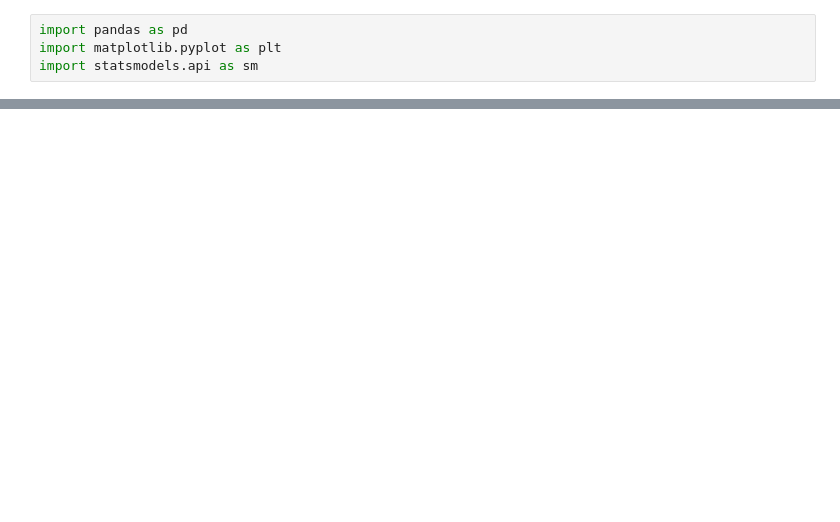
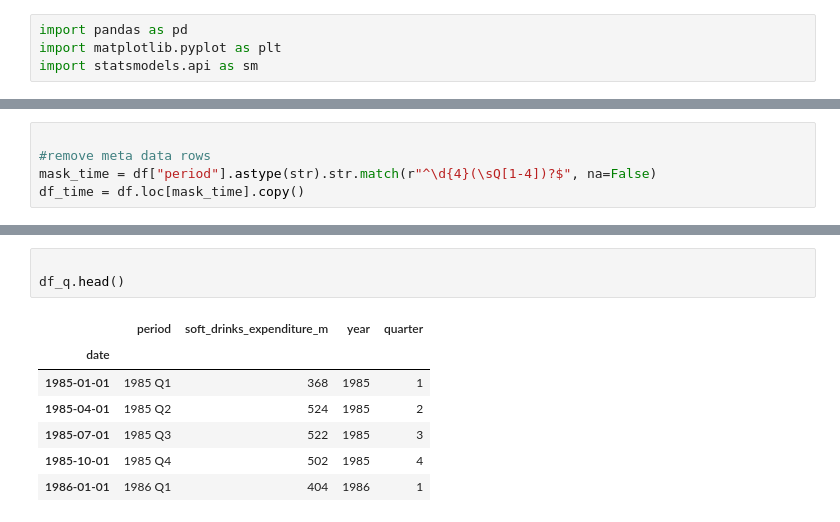
Before and after one commit to meenakshi-manupriya/sugar-tax-casual-inference, a Jupyter notebook: notebooks/01_exploration.ipynb, the cells around one changed output, grey strips where cells are left out. Drawn from its saved outputs; the diff is of its cells as text; blank space fills up the shorter version.

```diff
--- a/notebooks/01_exploration.ipynb
+++ b/notebooks/01_exploration.ipynb
@@ -41,0 +46,5 @@ df["quarter"] = pd.to_datetime(df["quarter"], errors="coerce")
+# %%
+
+#remove meta data rows
+mask_time = df["period"].astype(str).str.match(r"^\d{4}(\sQ[1-4])?$", na=False)
+df_time = df.loc[mask_time].copy()
@@ -41,0 +81,11 @@ df["quarter"] = pd.to_datetime(df["quarter"], errors="coerce")
+# %%
+
+df_q.head()
+# %% [output]
+|  | period | soft_drinks_expenditure_m | year | quarter |
+| date |  |  |  |  |
+| 1985-01-01 | 1985 Q1 | 368 | 1985 | 1 |
+| 1985-04-01 | 1985 Q2 | 524 | 1985 | 2 |
+| 1985-07-01 | 1985 Q3 | 522 | 1985 | 3 |
+| 1985-10-01 | 1985 Q4 | 502 | 1985 | 4 |
+| 1986-01-01 | 1986 Q1 | 404 | 1986 | 1 |
```
Also changed, not shown: parts of 27 cells of this notebook.
